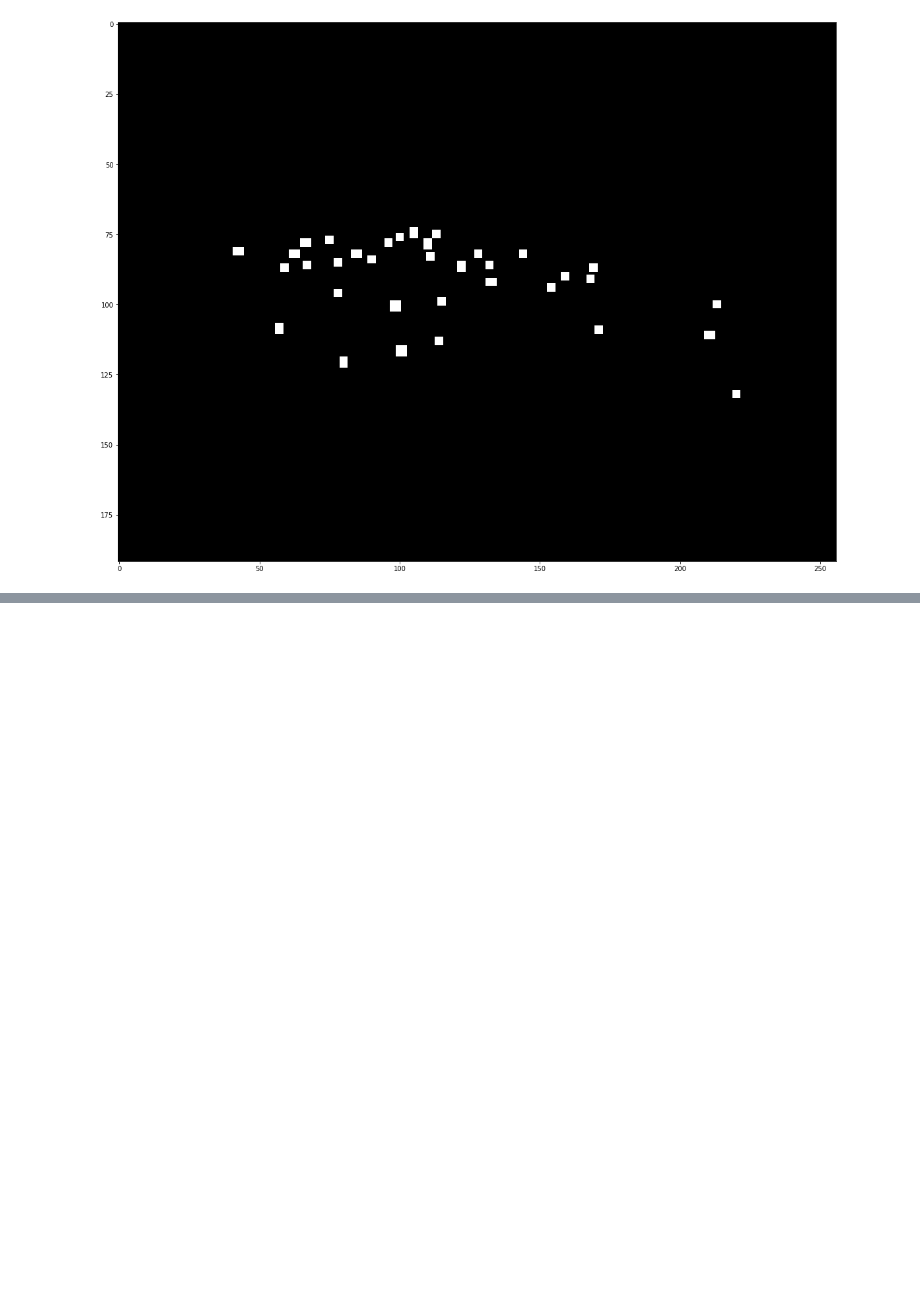
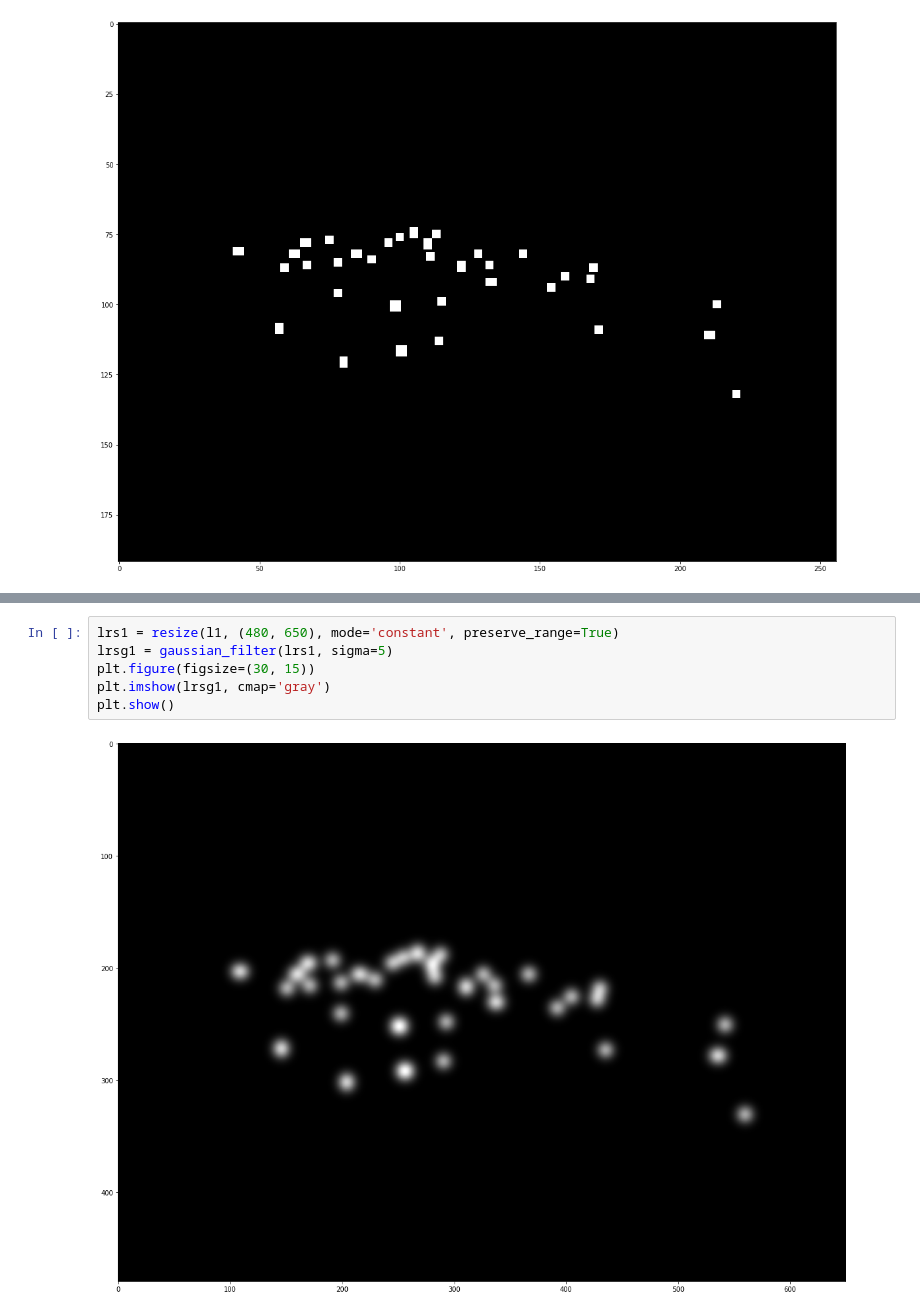
Before and after one commit to Baticsute/vietnamese-traffic-density-estimation-with-dots-enhanced, a Jupyter notebook: test.ipynb, the cells around one changed output, grey strips where cells are left out. Cells and saved outputs as stored; diff of their text form; blank space fills up the shorter version.

```diff
--- a/test.ipynb
+++ b/test.ipynb
@@ -113,0 +70,8 @@ array([[0., 0., 0., ..., 0., 0., 0.],
+# %%
+lrs1 = resize(l1, (480, 650), mode='constant', preserve_range=True)
+lrsg1 = gaussian_filter(lrs1, sigma=5)
+plt.figure(figsize=(30, 15))
+plt.imshow(lrsg1, cmap='gray')
+plt.show()
+# %% [output]
+[figure, added]
```
Also changed, not shown: parts of 13 cells of this notebook, 3 other files.
